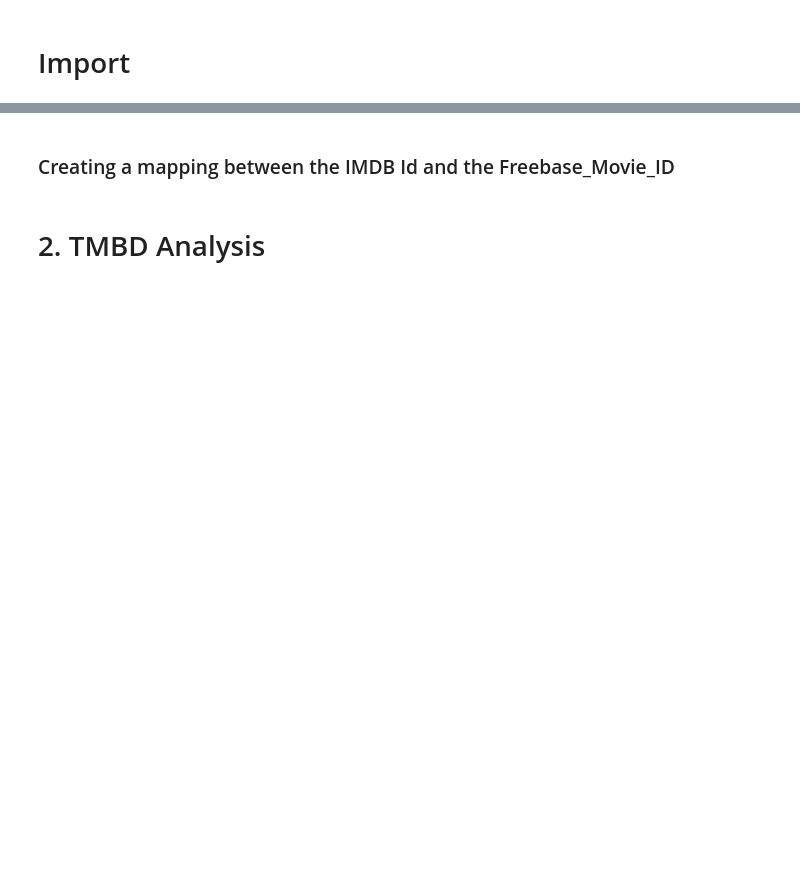
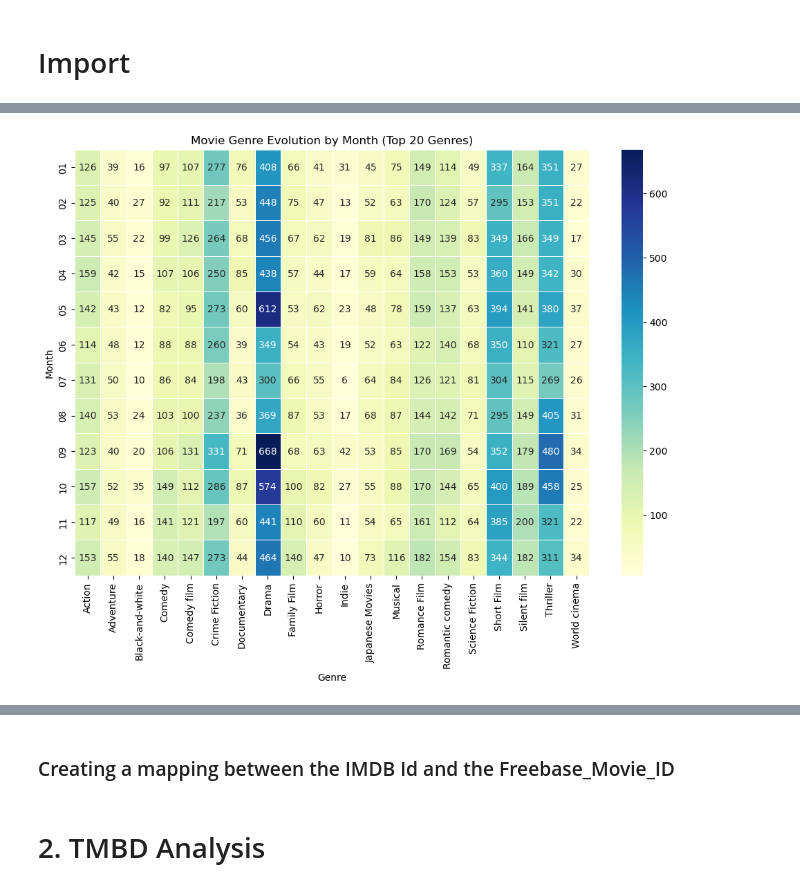
Before and after one commit to epfl-ada/ada-2023-project-yamal, a Jupyter notebook: movies_analysis.ipynb, the cells around one changed output, grey strips where cells are left out. Saved outputs shown, nothing was run; the diff lists cells and outputs as text; code cells hidden in the pictures; blank space fills up the shorter version.

```diff
--- a/movies_analysis.ipynb
+++ b/movies_analysis.ipynb
@@ -32,0 +215,15 @@ cmu_df = pd.read_table(DATA_FOLDER+'CMU_dataset/movie.metadata.tsv', names=colum
+# %%
+top_20_movies = cmu_df[cmu_df['Movie_genre_1'].isin(top20_genres.index)]
+
+# Group the data by month and genre and calculate the count of cmu_df in each category
+genre_month_counts = top_20_movies.groupby(['Movie_release_month', 'Movie_genre_1']).size().unstack(fill_value=0)
+
+# Create a heatmap to visualize the data
+plt.figure(figsize=(12, 8))
+sns.heatmap(genre_month_counts, cmap='YlGnBu', annot=True, fmt='d', cbar=True, linewidths=0.5)
+plt.title('Movie Genre Evolution by Month (Top 20 Genres)')
+plt.xlabel('Genre')
+plt.ylabel('Month')
+plt.show()
+# %% [output]
+[figure, added]
```
Also changed, not shown: parts of 30 cells of this notebook.
